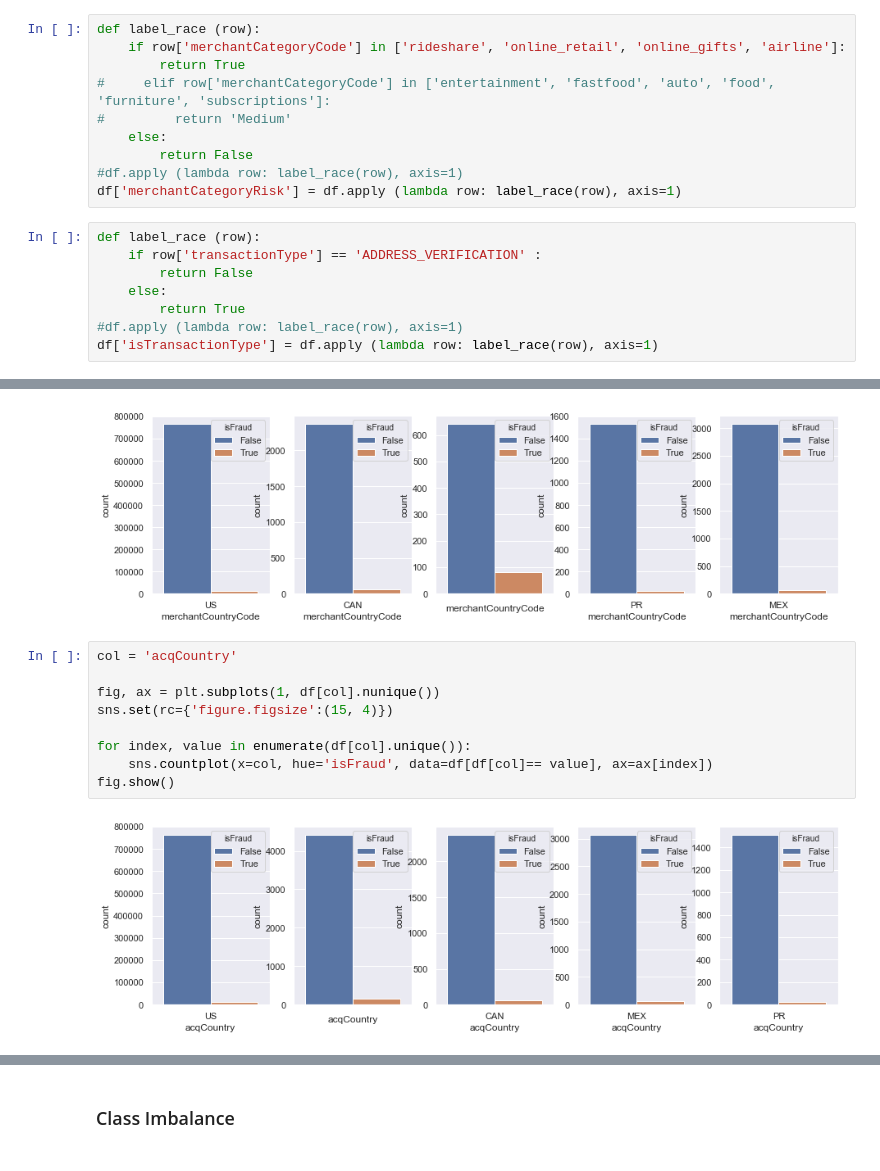
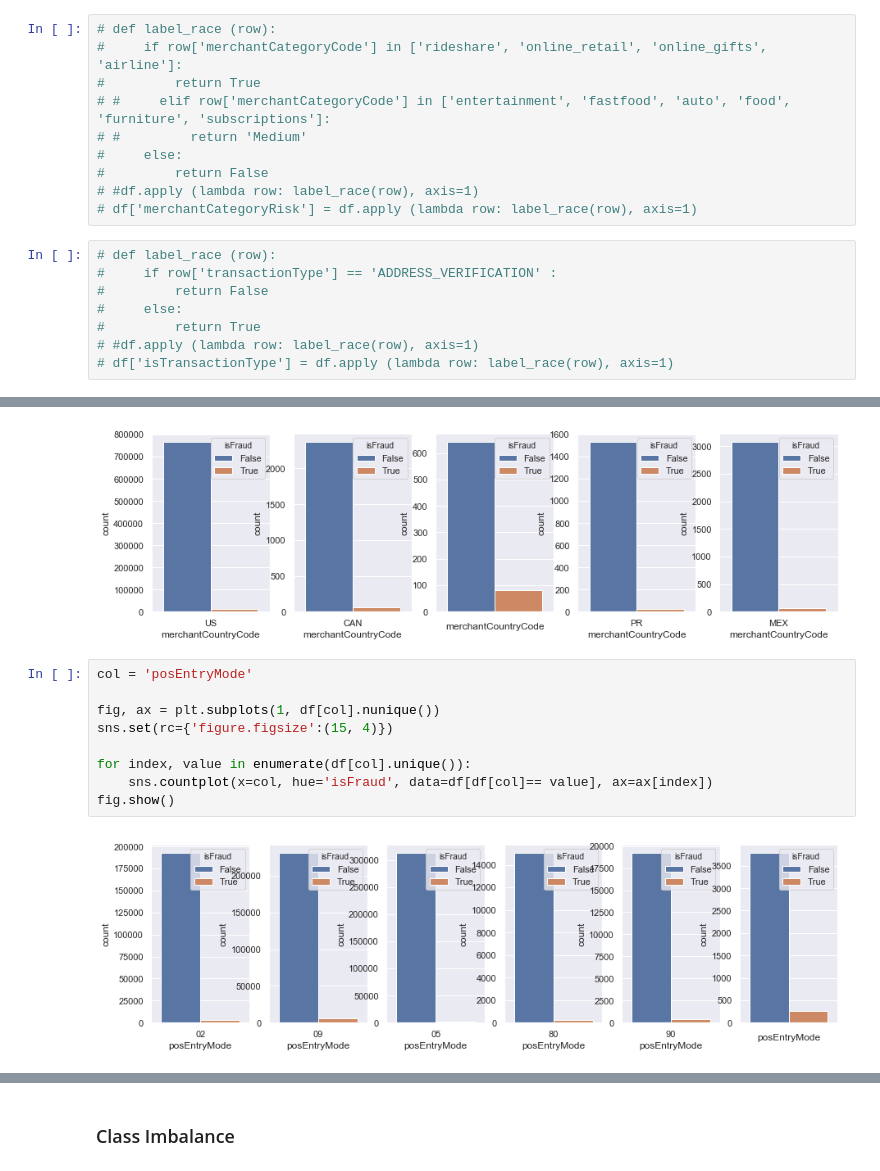
Before and after one commit to sami001/credit-transaction-fraud-detection, a Jupyter notebook: DataScienceChallenge-CardTransactions.ipynb, the cells around one changed output, grey strips where cells are left out. Saved outputs shown, nothing was run; the diff lists cells and outputs as text.

```diff
--- a/DataScienceChallenge-CardTransactions.ipynb
+++ b/DataScienceChallenge-CardTransactions.ipynb
@@ -231,21 +231,21 @@ df['isPosEntryMode'] = df.apply (lambda row: label_race(row), axis=1)
 # %%
-def label_race (row):
-    if row['merchantCategoryCode'] in ['rideshare', 'online_retail', 'online_gifts', 'airline']:
-        return True
-#     elif row['merchantCategoryCode'] in ['entertainment', 'fastfood', 'auto', 'food', 'furniture', 'subscriptions']:
-#         return 'Medium'
-    else:
-        return False
-#df.apply (lambda row: label_race(row), axis=1)
-df['merchantCategoryRisk'] = df.apply (lambda row: label_race(row), axis=1)
+# def label_race (row):
+#     if row['merchantCategoryCode'] in ['rideshare', 'online_retail', 'online_gifts', 'airline']:
+#         return True
+# #     elif row['merchantCategoryCode'] in ['entertainment', 'fastfood', 'auto', 'food', 'furniture', 'subscriptions']:
+# #         return 'Medium'
+#     else:
+#         return False
+# #df.apply (lambda row: label_race(row), axis=1)
+# df['merchantCategoryRisk'] = df.apply (lambda row: label_race(row), axis=1)
 # %%
-def label_race (row):
-    if row['transactionType'] == 'ADDRESS_VERIFICATION' :
-        return False
-    else:
-        return True
-#df.apply (lambda row: label_race(row), axis=1)
-df['isTransactionType'] = df.apply (lambda row: label_race(row), axis=1)
+# def label_race (row):
+#     if row['transactionType'] == 'ADDRESS_VERIFICATION' :
+#         return False
+#     else:
+#         return True
+# #df.apply (lambda row: label_race(row), axis=1)
+# df['isTransactionType'] = df.apply (lambda row: label_race(row), axis=1)
 # %% [markdown]
 ### Feature Selection
 
@@ -279,16 +279,16 @@ fig.show()
 # %% [output]
 [figure]
 # %%
-col = 'acqCountry'
+col = 'posEntryMode'
 
 fig, ax = plt.subplots(1, df[col].nunique())
 sns.set(rc={'figure.figsize':(15, 4)})
 
 for index, value in enumerate(df[col].unique()):
     sns.countplot(x=col, hue='isFraud', data=df[df[col]== value], ax=ax[index])
 fig.show()
 # %% [output]
-[figure, old version]
+[figure, new version]
 # %%
 print(df.columns)
 # %% [output]
```
Also changed, not shown: parts of 16 cells of this notebook.
